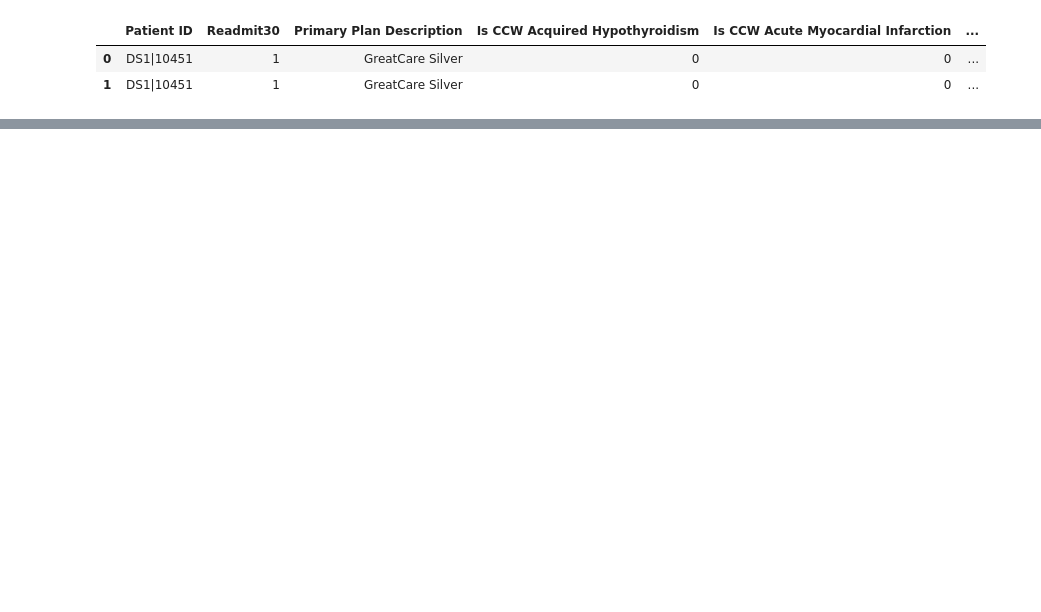
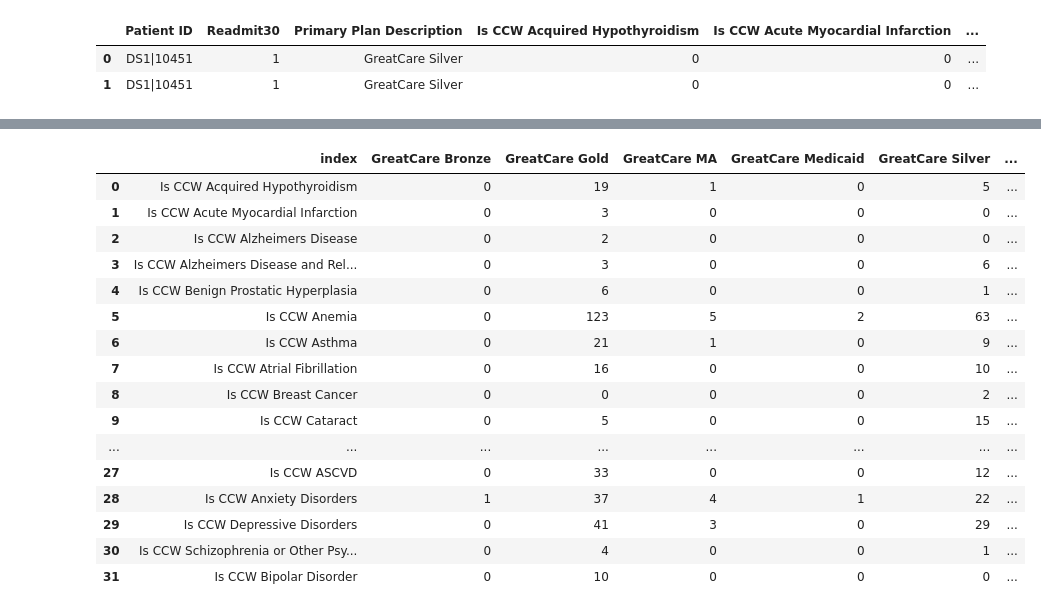
Before and after one commit to Engu12/hospital-readmission_pandas, a Jupyter notebook: ian_hostile.ipynb, the cells around one changed output, grey strips where cells are left out. Saved outputs shown, nothing was run; the diff lists cells and outputs as text; code cells hidden in the pictures; blank space fills up the shorter version.

```diff
--- a/ian_hostile.ipynb
+++ b/ian_hostile.ipynb
@@ -365,0 +479,21 @@ plt.show()
+# %%
+j=members[['Primary Plan Description', 'Is CCW Acquired Hypothyroidism','Is CCW Acute Myocardial Infarction',
+              'Is CCW Alzheimers Disease',
+           'Is CCW Alzheimers Disease and  Related Disorders or Senile Deme', 'Is CCW Benign Prostatic  Hyperplasia',
+              'Is CCW Anemia','Is CCW Asthma','Is CCW Atrial Fibrillation',
+              'Is CCW Breast Cancer','Is CCW Cataract','Is CCW CKD','Is CCW COPD and Bronchiectasis',
+              'Is CCW Colorectal Cancer','Is CCW Depression','Is CCW Diabetes','Is CCW Endometrial Cancer','Is CCW Glaucoma',
+              'Is CCW Heart Failure','Is CCW Hip or Pelvic Fracture','Is CCW Hyperlipidemia','Is CCW Hypertension',
+              'Is CCW Ischemic Heart Disease',
+              'Is CCW Lung Cancer','Is CCW Osteoporosis','Is CCW Prostate Cancer',
+              'Is CCW Rheumatoid Arthritis or Osteoarthritis','Is CCW Stroke or Transient Ischemic Attack',
+              'Is CCW ASCVD','Is CCW Anxiety Disorders','Is CCW Depressive Disorders',
+              'Is CCW Schizophrenia or Other Psychotic Disorders','Is CCW Bipolar Disorder']]
+jj=j.groupby(['Primary Plan Description']).sum()
+jjj=jj.T
+jjjj=jjj.reset_index()
+#abcts=abct.sum()
+jjjj.columns=['diagnosis', 'bronze_diagnosis_totals', 'gold_diagnosis_totals', 'ma_diagnosis_totals', 'medicaid_diagnoisis_totals', 'silver_diagnosis_totals']
+jjjjj=jjjj[['diagnosis', 'gold_diagnosis_totals', 'silver_diagnosis_totals']]
+jjjjj[['gold_diagnosis_totals', 'silver_diagnosis_totals']]=jjjjj[['gold_diagnosis_totals', 'silver_diagnosis_totals']].apply(pd.to_numeric)
+jjjjj
@@ -365,0 +523,32 @@ plt.show()
+# %%
+totals=pd.merge(abct, memb_dc, how='left', left_on='index', right_on='diagnosis')
+totals=totals.drop(['diagnosis'], axis=1)
+totals[['GreatCare Gold', 'GreatCare Silver', 'pop_count']]=totals[['GreatCare Gold', 'GreatCare Silver', 'pop_count']].apply(pd.to_numeric)
+
+totals['gold_30_rate']=round(totals['GreatCare Gold']/totals['pop_count']*100, 2)
+totals['silver_30_rate']=round(totals['GreatCare Silver']/totals['pop_count']*100, 2)
+
+totals=pd.merge(totals, jjjjj, how='inner', left_on='index', right_on='diagnosis')
+
+totals['gold_hosp/diag_per_membership_pop']=round(totals['gold_diagnosis_totals']/totals['pop_count']*100, 2)
+totals['silver_hosp/diag_per_membership_pop']=round(totals['silver_diagnosis_totals']/totals['pop_count']*100, 2)
+
+totals
+# %% [output]
+|  | index | GreatCare Bronze | GreatCare Gold | GreatCare MA | GreatCare Medicaid | GreatCare Silver | ... |
+| 0 | Is CCW Acquired Hypothyroidism | 0 | 19 | 1 | 0 | 5 | ... |
+| 1 | Is CCW Acute Myocardial Infarction | 0 | 3 | 0 | 0 | 0 | ... |
+| 2 | Is CCW Alzheimers Disease | 0 | 2 | 0 | 0 | 0 | ... |
+| 3 | Is CCW Alzheimers Disease and Rel... | 0 | 3 | 0 | 0 | 6 | ... |
+| 4 | Is CCW Benign Prostatic Hyperplasia | 0 | 6 | 0 | 0 | 1 | ... |
+| 5 | Is CCW Anemia | 0 | 123 | 5 | 2 | 63 | ... |
+| 6 | Is CCW Asthma | 0 | 21 | 1 | 0 | 9 | ... |
+| 7 | Is CCW Atrial Fibrillation | 0 | 16 | 0 | 0 | 10 | ... |
+| 8 | Is CCW Breast Cancer | 0 | 0 | 0 | 0 | 2 | ... |
+| 9 | Is CCW Cataract | 0 | 5 | 0 | 0 | 15 | ... |
+| ... | ... | ... | ... | ... | ... | ... | ... |
+| 27 | Is CCW ASCVD | 0 | 33 | 0 | 0 | 12 | ... |
+| 28 | Is CCW Anxiety Disorders | 1 | 37 | 4 | 1 | 22 | ... |
+| 29 | Is CCW Depressive Disorders | 0 | 41 | 3 | 0 | 29 | ... |
+| 30 | Is CCW Schizophrenia or Other Psy... | 0 | 4 | 0 | 0 | 1 | ... |
+| 31 | Is CCW Bipolar Disorder | 0 | 10 | 0 | 0 | 0 | ... |
```
Also changed, not shown: parts of 40 cells of this notebook, 8 other files.
